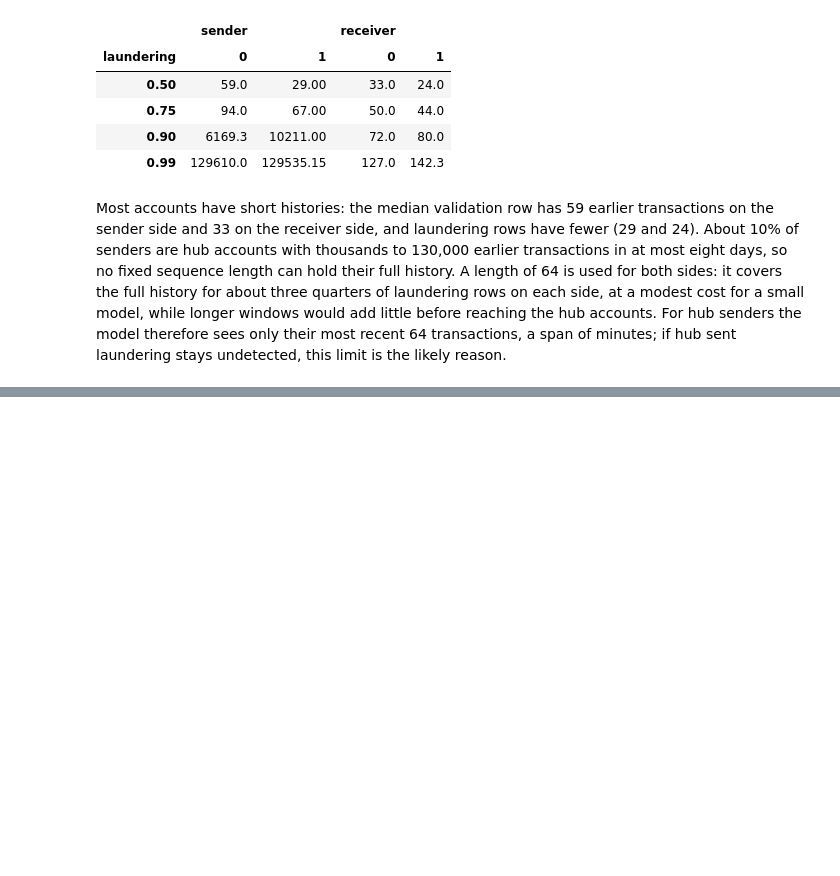
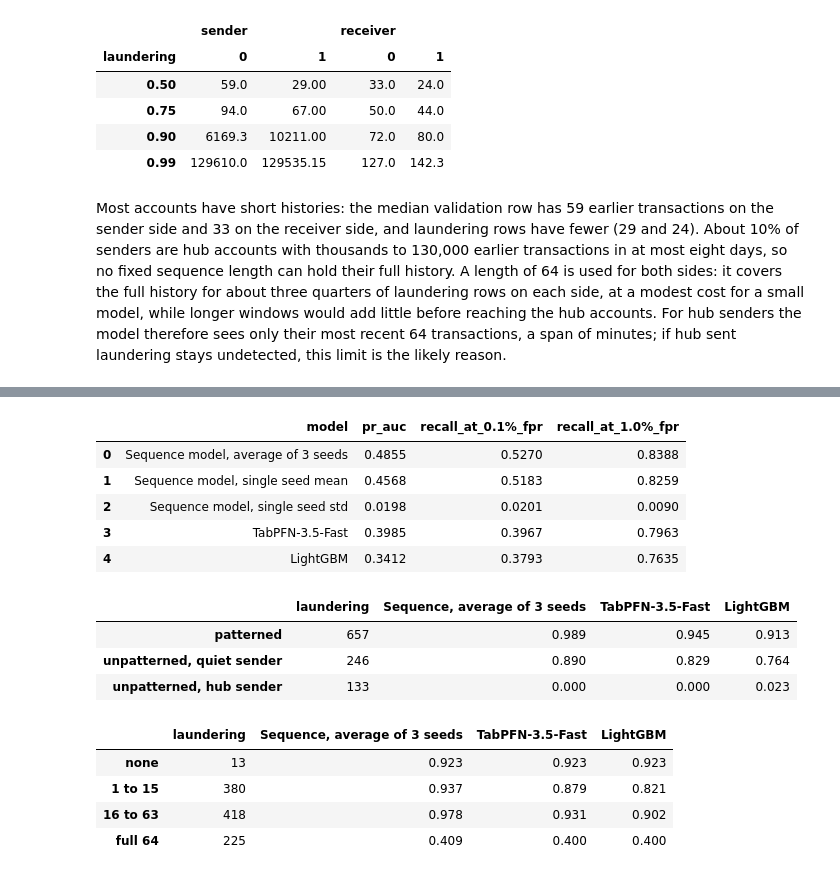
Before and after one commit to sap6011/bank-guard, a Jupyter notebook: notebooks/06a_sequence_model.ipynb, the cells around one changed output, grey strips where cells are left out. Drawn from its saved outputs; the diff is of its cells as text; code cells hidden in the pictures; blank space fills up the shorter version.

```diff
--- a/notebooks/06a_sequence_model.ipynb
+++ b/notebooks/06a_sequence_model.ipynb
@@ -49,0 +380,67 @@ Most accounts have short histories: the median validation row has 59 earlier tra
+# %%
+from bankguard.data import load_patterns, typology_for
+from bankguard.evaluate import laundering_group, recall_by_group
+
+seed_scores = np.stack([np.load(out_dir / f"sequence_val_scores_seed{s}.npy") for s in SEEDS])
+avg_scores = seed_scores.mean(axis=0)
+np.save(out_dir / "sequence_val_scores_avg.npy", avg_scores)
+
+models = {
+    "Sequence, average of 3 seeds": avg_scores,
+    "TabPFN-3.5-Fast": np.load("../models/tabpfn/tabpfn_val_scores.npy"),
+    "LightGBM": np.load("../models/lightgbm_val_scores.npy"),
+}
+avg_metrics = evaluate(y_val, avg_scores, "Sequence model, average of 3 seeds")
+metric_cols = ["pr_auc", "recall_at_0.1%_fpr", "recall_at_1.0%_fpr"]
+overall = pd.DataFrame([
+    avg_metrics,
+    {"model": "Sequence model, single seed mean", **table[metric_cols].mean()},
+    {"model": "Sequence model, single seed std", **table[metric_cols].std(ddof=0)},
+    *[evaluate(y_val, s, name) for name, s in list(models.items())[1:]],
+])
+display(overall.round(4))
+
+# Log the averaged entry to the parent MLflow run.
+parent = mlflow.search_runs(
+    experiment_names=["bankguard-laundering"],
+    filter_string="tags.mlflow.runName = 'Sequence model, history 64'",
+).loc[0, "run_id"]
+with mlflow.start_run(run_id=parent):
+    mlflow.log_metrics({f"avg_{k.replace('%', 'pct')}": v for k, v in avg_metrics.items() if k != "model"})
+
+# Recall by laundering group, at a 1% false positive rate.
+patterns = load_patterns(DATA / "HI-Small_Patterns.txt")
+sender_out_3d = np.rint(np.expm1(val_rows["sender_out_3d"].to_numpy()))
+val_group = laundering_group(typology_for(val, patterns), sender_out_3d)
+by_group = pd.concat(
+    {name: recall_by_group(y_val, s, val_group)["recall_at_1.0%_fpr"] for name, s in models.items()},
+    axis=1,
+)
+by_group.insert(0, "laundering", recall_by_group(y_val, avg_scores, val_group)["laundering"])
+display(by_group.round(3))
+
+# Recall by length of the sender's history, at a 1% false positive rate.
+(s0, s1), _ = val_bounds
+bucket = pd.cut(s1 - s0, [-1, 0, 15, 63, 64], labels=["none", "1 to 15", "16 to 63", "full 64"])
+laundering = y_val == 1
+by_length = pd.DataFrame({"laundering": pd.Series(bucket[laundering]).value_counts().sort_index()})
+for name, s in models.items():
+    caught = s > np.quantile(s[y_val == 0], 0.99)
+    by_length[name] = [caught[laundering & (bucket == b)].mean() for b in bucket.categories]
+by_length.round(3)
+# %% [output]
+|  | model | pr_auc | recall_at_0.1%_fpr | recall_at_1.0%_fpr |
+| 0 | Sequence model, average of 3 seeds | 0.4855 | 0.5270 | 0.8388 |
+| 1 | Sequence model, single seed mean | 0.4568 | 0.5183 | 0.8259 |
+| 2 | Sequence model, single seed std | 0.0198 | 0.0201 | 0.0090 |
+| 3 | TabPFN-3.5-Fast | 0.3985 | 0.3967 | 0.7963 |
+| 4 | LightGBM | 0.3412 | 0.3793 | 0.7635 |
+|  | laundering | Sequence, average of 3 seeds | TabPFN-3.5-Fast | LightGBM |
+| patterned | 657 | 0.989 | 0.945 | 0.913 |
+| unpatterned, quiet sender | 246 | 0.890 | 0.829 | 0.764 |
+| unpatterned, hub sender | 133 | 0.000 | 0.000 | 0.023 |
+|  | laundering | Sequence, average of 3 seeds | TabPFN-3.5-Fast | LightGBM |
+| none | 13 | 0.923 | 0.923 | 0.923 |
+| 1 to 15 | 380 | 0.937 | 0.879 | 0.821 |
+| 16 to 63 | 418 | 0.978 | 0.931 | 0.902 |
+| full 64 | 225 | 0.409 | 0.400 | 0.400 |
```
Also changed, not shown: parts of 11 cells of this notebook, 1 other file.
